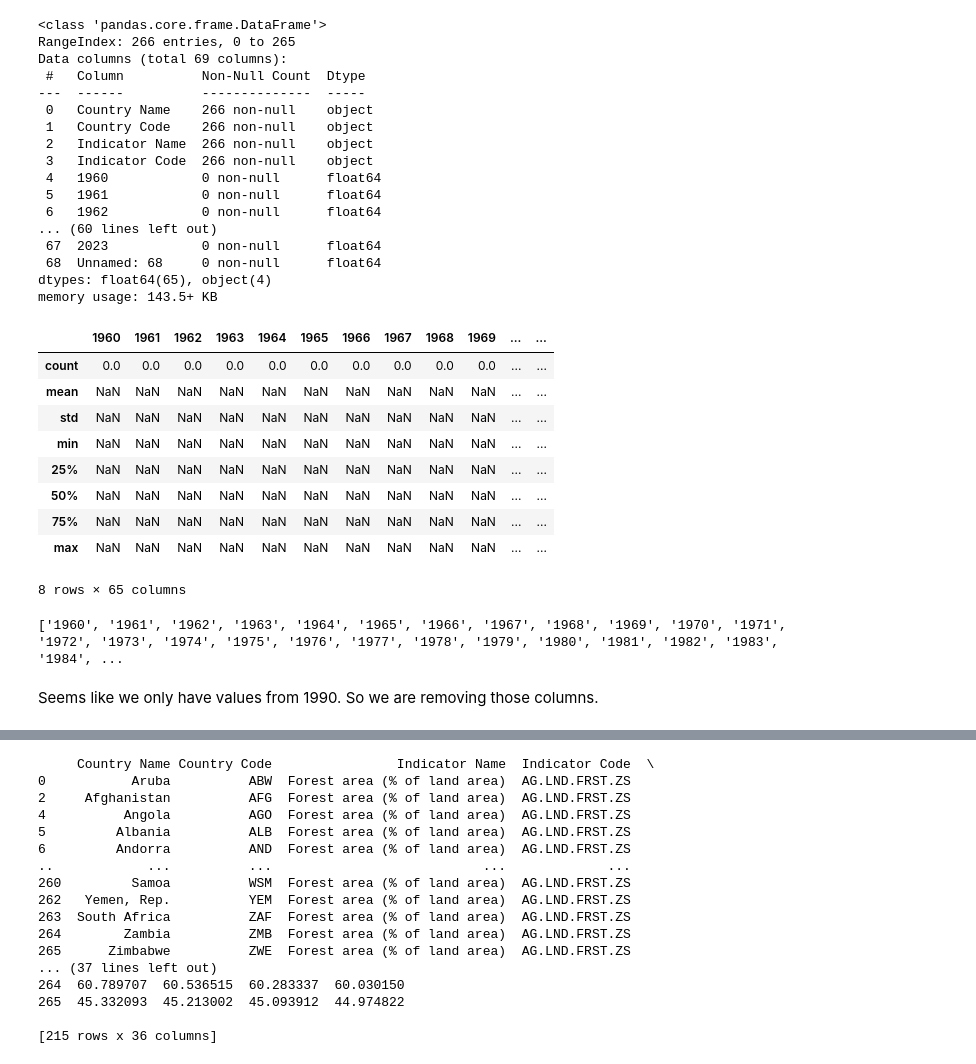
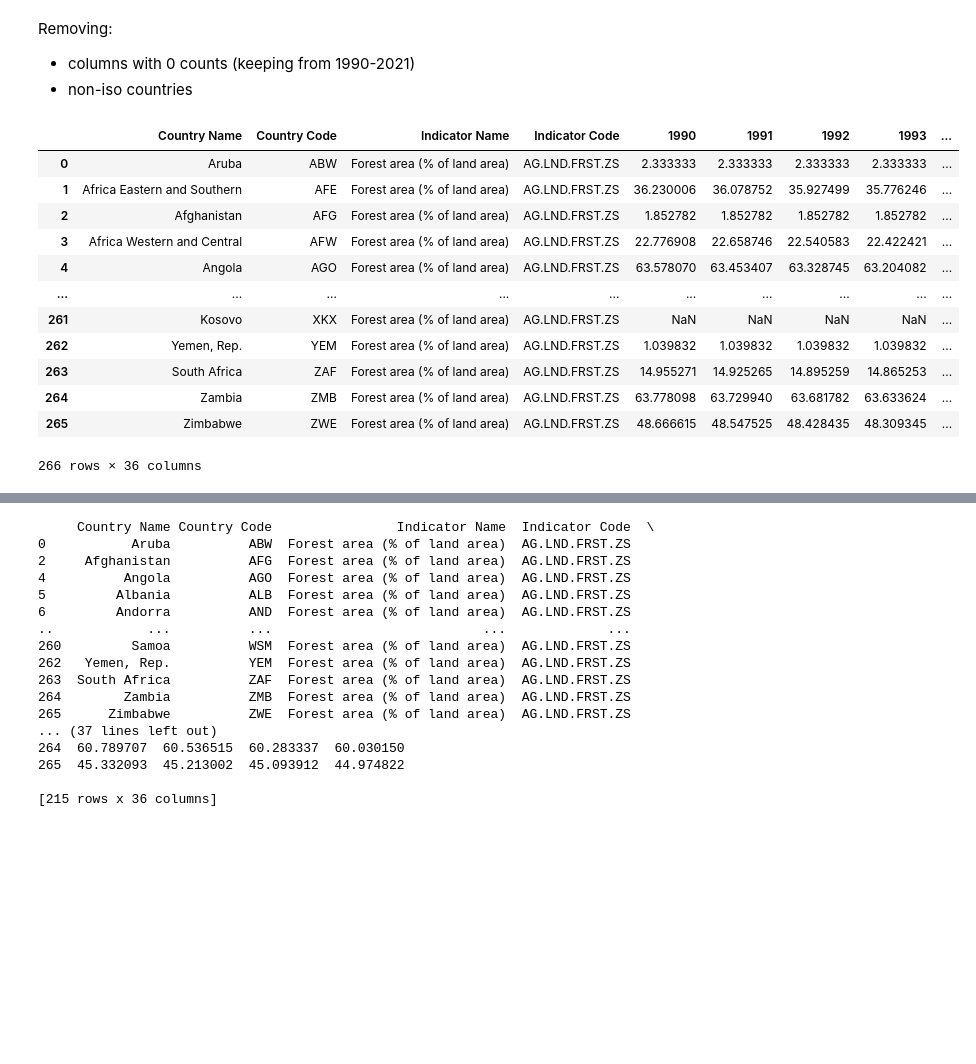
Before and after one commit to marcbarc19/DataScienceExam, a Jupyter notebook: forest-modelling.ipynb, the cells around one changed output, grey strips where cells are left out. Saved outputs shown, nothing was run; the diff lists cells and outputs as text; code cells hidden in the pictures; blank space fills up the shorter version.

```diff
--- a/forest-modelling.ipynb
+++ b/forest-modelling.ipynb
@@ -33,52 +59,32 @@ from sklearn.linear_model import LinearRegression
 # %%
 #Read file
 df = pd.read_csv('Data/forest_area_percent.csv', skiprows=4)
-# %%
-
-df.info()
-# %% [output]
-<class 'pandas.core.frame.DataFrame'>
-RangeIndex: 266 entries, 0 to 265
-Data columns (total 69 columns):
- #   Column          Non-Null Count  Dtype
----  ------          --------------  -----
- 0   Country Name    266 non-null    object
- 1   Country Code    266 non-null    object
- 2   Indicator Name  266 non-null    object
- 3   Indicator Code  266 non-null    object
- 4   1960            0 non-null      float64
- 5   1961            0 non-null      float64
- 6   1962            0 non-null      float64
-... (60 lines left out)
- 67  2023            0 non-null      float64
- 68  Unnamed: 68     0 non-null      float64
-dtypes: float64(65), object(4)
-memory usage: 143.5+ KB
-# %%
-
-df.describe()
-# %% [output]
-|  | 1960 | 1961 | 1962 | 1963 | 1964 | 1965 | 1966 | 1967 | 1968 | 1969 | ... | ... |
-| count | 0.0 | 0.0 | 0.0 | 0.0 | 0.0 | 0.0 | 0.0 | 0.0 | 0.0 | 0.0 | ... | ... |
-| mean | NaN | NaN | NaN | NaN | NaN | NaN | NaN | NaN | NaN | NaN | ... | ... |
-| std | NaN | NaN | NaN | NaN | NaN | NaN | NaN | NaN | NaN | NaN | ... | ... |
-| min | NaN | NaN | NaN | NaN | NaN | NaN | NaN | NaN | NaN | NaN | ... | ... |
-| 25% | NaN | NaN | NaN | NaN | NaN | NaN | NaN | NaN | NaN | NaN | ... | ... |
-| 50% | NaN | NaN | NaN | NaN | NaN | NaN | NaN | NaN | NaN | NaN | ... | ... |
-| 75% | NaN | NaN | NaN | NaN | NaN | NaN | NaN | NaN | NaN | NaN | ... | ... |
-| max | NaN | NaN | NaN | NaN | NaN | NaN | NaN | NaN | NaN | NaN | ... | ... |
-8 rows × 65 columns
+# %% [markdown]
+Removing:
+- columns with 0 counts (keeping from 1990-2021)
+- non-iso countries
 # %%
+#Remove columns with 0 counts
 summary = df.describe()
 
-# Get the row corresponding to the count statistic
 count_row = summary.loc['count']
 
-# Filter for columns where the count is 0.0
 columns_with_zero_count = count_row[count_row == 0.0].index.tolist()
 
-print(columns_with_zero_count)
+df_90 = df.drop(columns=columns_with_zero_count)
+
+display(df_90)
 # %% [output]
+|  | Country Name | Country Code | Indicator Name | Indicator Code | 1990 | 1991 | 1992 | 1993 | ... |
+| 0 | Aruba | ABW | Forest area (% of land area) | AG.LND.FRST.ZS | 2.333333 | 2.333333 | 2.333333 | 2.333333 | ... |
+| 1 | Africa Eastern and Southern | AFE | Forest area (% of land area) | AG.LND.FRST.ZS | 36.230006 | 36.078752 | 35.927499 | 35.776246 | ... |
+| 2 | Afghanistan | AFG | Forest area (% of land area) | AG.LND.FRST.ZS | 1.852782 | 1.852782 | 1.852782 | 1.852782 | ... |
+| 3 | Africa Western and Central | AFW | Forest area (% of land area) | AG.LND.FRST.ZS | 22.776908 | 22.658746 | 22.540583 | 22.422421 | ... |
+| 4 | Angola | AGO | Forest area (% of land area) | AG.LND.FRST.ZS | 63.578070 | 63.453407 | 63.328745 | 63.204082 | ... |
+| ... | ... | ... | ... | ... | ... | ... | ... | ... | ... |
+| 261 | Kosovo | XKX | Forest area (% of land area) | AG.LND.FRST.ZS | NaN | NaN | NaN | NaN | ... |
+| 262 | Yemen, Rep. | YEM | Forest area (% of land area) | AG.LND.FRST.ZS | 1.039832 | 1.039832 | 1.039832 | 1.039832 | ... |
+| 263 | South Africa | ZAF | Forest area (% of land area) | AG.LND.FRST.ZS | 14.955271 | 14.925265 | 14.895259 | 14.865253 | ... |
+| 264 | Zambia | ZMB | Forest area (% of land area) | AG.LND.FRST.ZS | 63.778098 | 63.729940 | 63.681782 | 63.633624 | ... |
+| 265 | Zimbabwe | ZWE | Forest area (% of land area) | AG.LND.FRST.ZS | 48.666615 | 48.547525 | 48.428435 | 48.309345 | ... |
-['1960', '1961', '1962', '1963', '1964', '1965', '1966', '1967', '1968', '1969', '1970', '1971', '1972', '1973', '1974', '1975', '1976', '1977', '1978', '1979', '1980', '1981', '1982', '1983', '1984', ...
+266 rows × 36 columns
-# %% [markdown]
-Seems like we only have values from 1990. So we are removing those columns.
```
Also changed, not shown: parts of 37 cells of this notebook, 1 other file.
